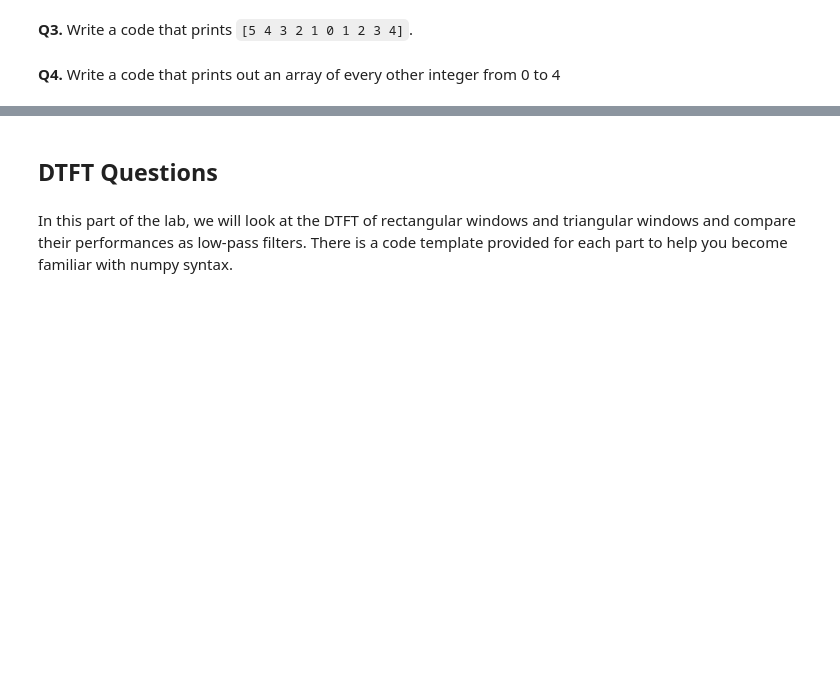
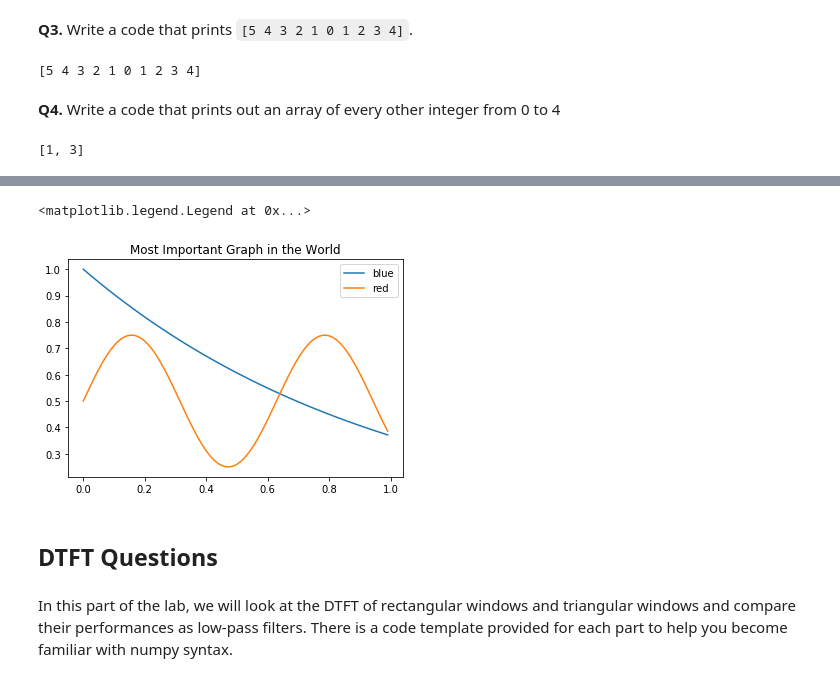
Before and after one commit to louieg888/lab1-spring2021-FFTiramisu, a Jupyter notebook: lab1-dtft.ipynb, the cells around one changed output, grey strips where cells are left out. Saved outputs shown, nothing was run; the diff lists cells and outputs as text; code cells hidden in the pictures; blank space fills up the shorter version.

```diff
--- a/lab1-dtft.ipynb
+++ b/lab1-dtft.ipynb
@@ -41,2 +39,8 @@ __Q3.__ Write a code that prints `[5 4 3 2 1 0 1 2 3 4]`.
+# %%
+import numpy as np
+x = np.array([5,4,3,2,1,0,1,2,3,4])
+print(x)
+# %% [output]
+[5 4 3 2 1 0 1 2 3 4]
 # %% [markdown]
 __Q4.__ Write a code that prints out an array of every other integer from 0 to 4
@@ -45,3 +47,8 @@ __Q4.__ Write a code that prints out an array of every other integer from 0 to 4
+# %%
+someArray = ([0,1,2,3,4,5,6,7])
+someArray[1:4:2]
+# %% [output]
+[1, 3]
 # %% [markdown]
 __Q5.__ Generate the same plot as in the following figure inline:
 
@@ -49,14 +56,21 @@ __Q5.__ Generate the same plot as in the following figure inline:
 # %%
 # A5.
 import numpy as np
 import matplotlib.pyplot as plt
 %matplotlib inline
 
 x = np.r_[:1:0.01] # if you don't specify a number before the colon, the starting index defaults to 0
 y1 = np.exp( -x )
 y2 = np.sin( x*10.0 )/4.0 + 0.5
 
-# Your plotting code here:
+plt.plot(x,y1)
+plt.plot(x,y2)
+plt.title( "Most Important Graph in the World" )
+
+plt.legend( ("blue", "red") )
+# %% [output]
+<matplotlib.legend.Legend at 0x...>
+[figure, added]
 # %% [markdown]
 ## DTFT Questions
 # %% [markdown]
```
Also changed, not shown: parts of 19 cells of this notebook.
